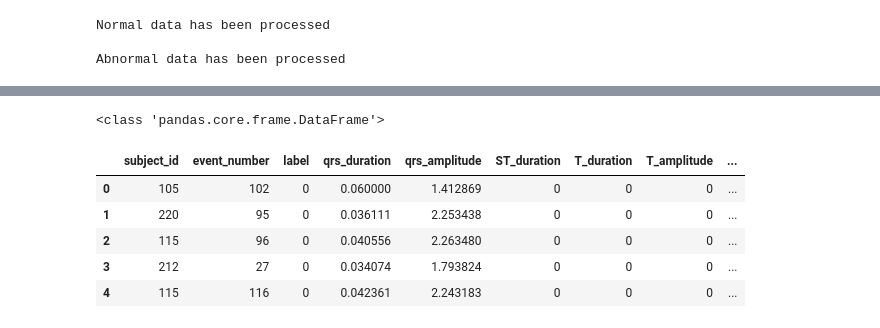
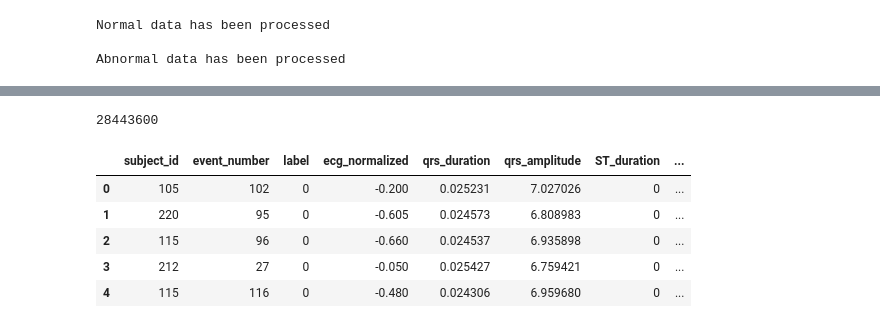
Before and after one commit to OmarNasri/ECG-abnormality-detector, a Jupyter notebook: detector.ipynb, the cells around one changed output, grey strips where cells are left out. Cells and saved outputs as stored; diff of their text form; code cells hidden in the pictures.

```diff
--- a/detector.ipynb
+++ b/detector.ipynb
@@ -112,7 +112,8 @@ def combine_all_data() -> pd.DataFrame:
     abnormal_data = get_directory_contents(DATA_DIRECTORY, ABNORMAL_DATA)
     print("Abnormal data has been processed\n")
 
-    return pd.concat([normal_data, abnormal_data], ignore_index=True)
+    df = pd.concat([normal_data, abnormal_data], ignore_index=True)
+    return df.sort_values(['subject_id', 'event_number'])
 # %%
 df = combine_all_data()
 # %% [output]
@@ -133,3 +140,7 @@ display(len(df))
+# %%
+def apply_z_score(data):
+    return sp.stats.zscore(data)
+    return df
 # %%
 Fs = 360
 
@@ -163,6 +166,7 @@ df_features = pd.DataFrame(
         "subject_id",
         "event_number",
         "label",
+        "ecg_normalized",
         "qrs_duration",
         "qrs_amplitude",
         "ST_duration",
@@ -230,15 +234,18 @@ def extractFeatures(df: pd.DataFrame, Fs: int) -> pd.DataFrame:
 
     """
 
+    df['ecg_normalized'] = df['Lead II']
+
     ten_second_sample = Fs * 10
 
     iterations = int(len(df) / ten_second_sample)
     for i in range(iterations):
         # Extract ECG signal
-        ecg_signal = df["Lead II"].values[
+        ecg_signal = df["ecg_normalized"].values[
             i * (ten_second_sample) : (i + 1) * (ten_second_sample)
         ]
         ecg_signal_filtered = bandpass_filter(ecg_signal, Fs)
+        ecg_signal_filtered = apply_z_score(ecg_signal_filtered)
         # Extract R peaks
         rpeaks = ecg.hamilton_segmenter(signal=ecg_signal_filtered, sampling_rate=Fs)[0]
         # Extract mean RR interval
@@ -248,7 +255,6 @@ def extractFeatures(df: pd.DataFrame, Fs: int) -> pd.DataFrame:
         qrs_amplitudes = [ecg_signal_filtered[rpeak] for rpeak in rpeaks]
         qrs_amplitude = np.mean(qrs_amplitudes)
         qrs_duration = calculate_qrs_durations(ecg_signal_filtered, rpeaks, Fs)
-        print(type(qrs_duration))
 
         # Extract ST features
         st_duration = 0
@@ -262,6 +268,7 @@ def extractFeatures(df: pd.DataFrame, Fs: int) -> pd.DataFrame:
             df["subject_id"][i * (ten_second_sample)],
             df["event_number"][i * (ten_second_sample)],
             df["label"][i * (ten_second_sample)],
+            df["ecg_normalized"][i * (ten_second_sample)],
             qrs_duration,
             qrs_amplitude,
             st_duration,
@@ -270,6 +277,3 @@ def extractFeatures(df: pd.DataFrame, Fs: int) -> pd.DataFrame:
             rr_interval,
         ]
     return df_features
-
-
-df_features = extractFeatures(df, Fs)
@@ -295,12 +282,14 @@ KeyboardInterrupt:
+# %%
+print(len(df))
+# %% [output]
+28443600
 # %%
 # show first 5 rows of the dataframe
-print(type(df_features))
-display(df_features.head())
+df_features.head()
 # %% [output]
-<class 'pandas.core.frame.DataFrame'>
-|  | subject_id | event_number | label | qrs_duration | qrs_amplitude | ST_duration | T_duration | T_amplitude | ... |
-| 0 | 105 | 102 | 0 | 0.060000 | 1.412869 | 0 | 0 | 0 | ... |
-| 1 | 220 | 95 | 0 | 0.036111 | 2.253438 | 0 | 0 | 0 | ... |
-| 2 | 115 | 96 | 0 | 0.040556 | 2.263480 | 0 | 0 | 0 | ... |
-| 3 | 212 | 27 | 0 | 0.034074 | 1.793824 | 0 | 0 | 0 | ... |
-| 4 | 115 | 116 | 0 | 0.042361 | 2.243183 | 0 | 0 | 0 | ... |
+|  | subject_id | event_number | label | ecg_normalized | qrs_duration | qrs_amplitude | ST_duration | ... |
+| 0 | 105 | 102 | 0 | -0.200 | 0.025231 | 7.027026 | 0 | ... |
+| 1 | 220 | 95 | 0 | -0.605 | 0.024573 | 6.808983 | 0 | ... |
+| 2 | 115 | 96 | 0 | -0.660 | 0.024537 | 6.935898 | 0 | ... |
+| 3 | 212 | 27 | 0 | -0.050 | 0.025427 | 6.759421 | 0 | ... |
+| 4 | 115 | 116 | 0 | -0.480 | 0.024306 | 6.959680 | 0 | ... |
```
Also changed, not shown: parts of 6 cells of this notebook.
